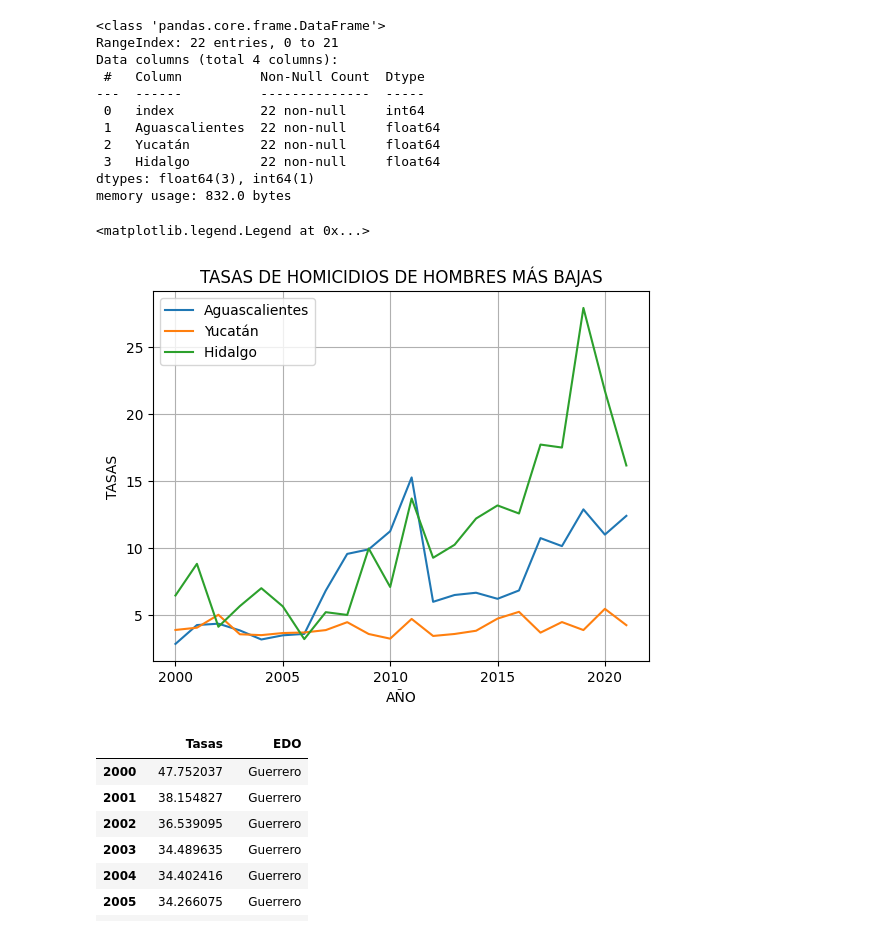
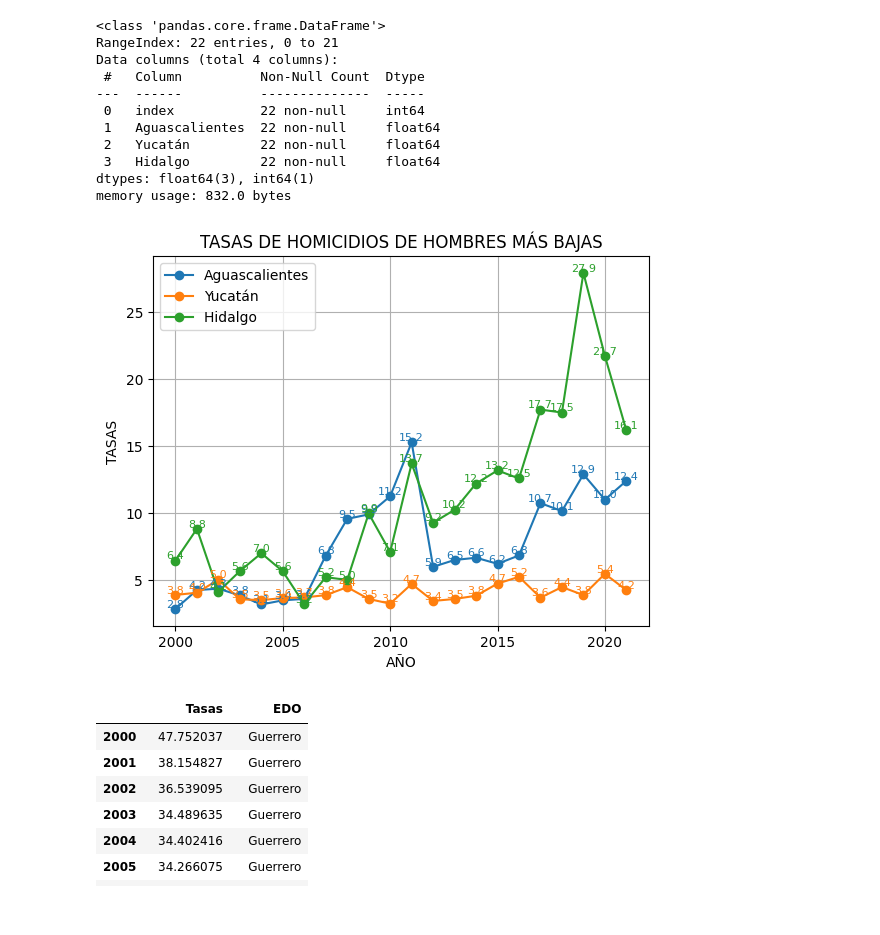
Before and after one commit to FreMeli/ASE_1, a Jupyter notebook: EDO_HOM_LIMPIO.ipynb, the cells around one changed output. Saved outputs shown, nothing was run; the diff lists cells and outputs as text; code cells hidden in the pictures.

```diff
--- a/EDO_HOM_LIMPIO.ipynb
+++ b/EDO_HOM_LIMPIO.ipynb
@@ -356,8 +361,8 @@ plt.xticks(x, np.arange(0, 22, 1))
 plt.legend()
 
 for i in range(len(df_tasasM)):
-    plt.text(x = x[i]-width/2 , y = y_hom[i]+0.5, s = "{:.2f}".format(y_hom[i]), size = 10)
-    plt.text(x = x[i]+width/2 , y = y_muj[i]+0.5, s = "{:.2f}".format(y_muj[i]), size = 10)
+    plt.text(x = x[i]-width/2 , y = y_hom[i]+0.5, s = "{:.2f}".format(y_hom[i]), size = 10, rotation=90)
+    plt.text(x = x[i]+width/2 , y = y_muj[i]+0.5, s = "{:.2f}".format(y_muj[i]), size = 10, rotation=90)
 
 # Mostrar el gráfico
 plt.show()
@@ -455,6 +461,18 @@ plt.savefig("Tasas de homicidio de hombres por estado.png")
 # %% [output]
 [figure]
 <Figure size 640x480 with 0 Axes>
+# %%
+for i in range(len(Estados_Ho)):
+    plt.plot(years, Estados_Ho[i], label=states[i], color='#5F9EA0', marker='o')
+    plt.xlabel("Año")
+    plt.ylabel("Tasa de homicidios")
+    plt.title("Tasas de homicidios de hombres")
+    plt.ylim(0, 400)
+    plt.legend()
+    plt.grid(True) #Para que se marquen los cuadritos
+    for j, val in enumerate(Estados_Ho[i]):
+        plt.text(years[j], val, str(round(val, 2)), ha='center', va='bottom', fontsize=8, rotation=90)
+    plt.show()
 # %%
 df_EdosH = pd.DataFrame(Estados_Ho, columns=years)
 df_EdosH #El índice representa el Estado
@@ -684,18 +684,26 @@ dtypes: float64(3), int64(1)
 memory usage: 832.0 bytes
 # %%
 import matplotlib.pyplot as plt
-plt.plot(bajos_H['index'], bajos_H['Aguascalientes'], label='Aguascalientes')
-plt.plot(bajos_H['index'], bajos_H['Yucatán'], label='Yucatán ')
-plt.plot(bajos_H['index'], bajos_H['Hidalgo'], label='Hidalgo ')
+plt.plot(bajos_H['index'], bajos_H['Aguascalientes'], label='Aguascalientes',  marker='o')
+plt.plot(bajos_H['index'], bajos_H['Yucatán'], label='Yucatán ',  marker='o')
+plt.plot(bajos_H['index'], bajos_H['Hidalgo'], label='Hidalgo ',  marker='o')
 
 plt.xlabel('AÑO')#Nombre del eje
 plt.ylabel('TASAS')
 plt.title('TASAS DE HOMICIDIOS DE HOMBRES MÁS BAJAS') #Título del gráfico
 plt.grid(True) #Para que se marquen los cuadritos
 plt.legend() #Para que se visualicen las labels que establecimos arriba
+
+spacing = 0.05  # Espacio entre etiquetas de texto
+
+# Agregar etiquetas de valores en cada línea
+for i, label in enumerate(['Aguascalientes', 'Yucatán', 'Hidalgo']):
+    for x, y in zip(bajos_H['index'], bajos_H[label]):
+        plt.text(x, y, f'{y:.1f}', fontsize=8, ha='center', va='bottom', color=f'C{i}')
+
+plt.show()
 # %% [output]
-<matplotlib.legend.Legend at 0x...>
-[figure, old version]
+[figure, new version]
 # %%
 df_Max_H=pd.DataFrame(df_EdosH.max(), columns=['Tasas'])
 nueva_columna = ['Guerrero', 'Guerrero', 'Guerrero','Guerrero', 'Guerrero', 'Guerrero', 'Michoacán', 'Guerrero', 'Chihuahua',
```
Also changed, not shown: parts of 5 cells of this notebook.
